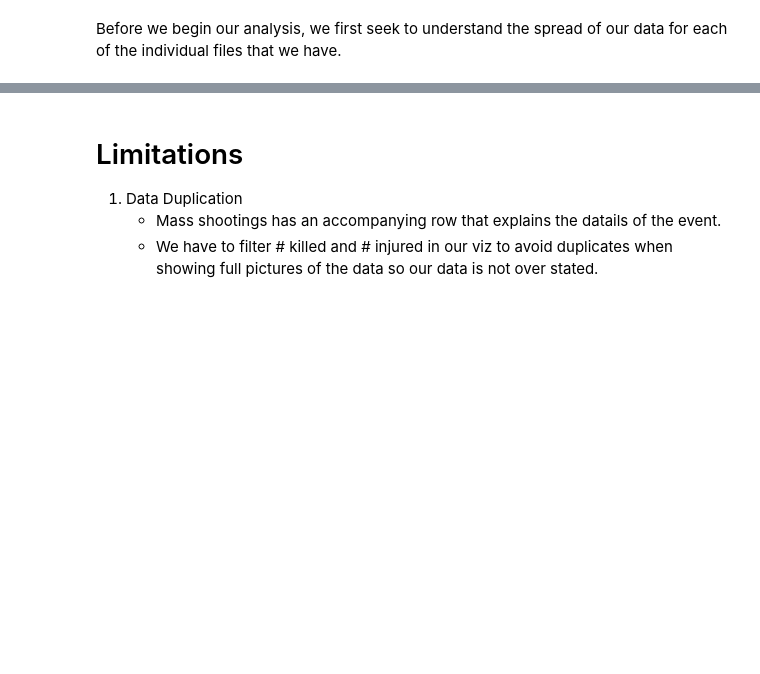
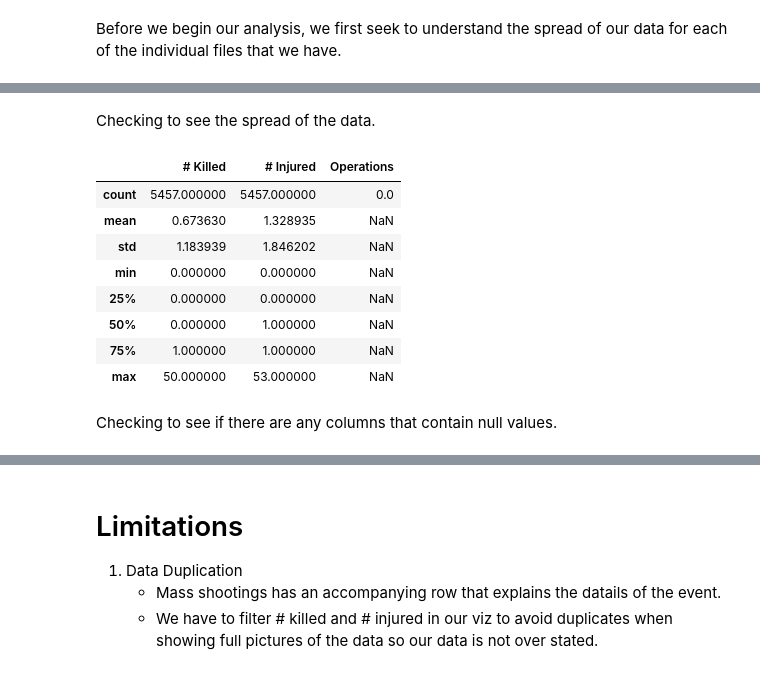
Before and after one commit to kwright76/Gun-Violence-Analysis, a Jupyter notebook: Data Exploration.ipynb, the cells around one changed output, grey strips where cells are left out. Saved outputs shown, nothing was run; the diff lists cells and outputs as text; code cells hidden in the pictures; blank space fills up the shorter version.

Commit message:
Update Data Exploratory file

```diff
--- a/Data Exploration.ipynb
+++ b/Data Exploration.ipynb
@@ -215,0 +261,16 @@ Show spread of data - no or records, mean, median, etc?
+# %% [markdown]
+Checking to see the spread of the data.
+# %%
+df_merged.describe()
+# %% [output]
+|  | # Killed | # Injured | Operations |
+| count | 5457.000000 | 5457.000000 | 0.0 |
+| mean | 0.673630 | 1.328935 | NaN |
+| std | 1.183939 | 1.846202 | NaN |
+| min | 0.000000 | 0.000000 | NaN |
+| 25% | 0.000000 | 0.000000 | NaN |
+| 50% | 0.000000 | 1.000000 | NaN |
+| 75% | 1.000000 | 1.000000 | NaN |
+| max | 50.000000 | 53.000000 | NaN |
+# %% [markdown]
+Checking to see if there are any columns that contain null values.
```
Also changed, not shown: parts of 55 cells of this notebook, 2 other files.
